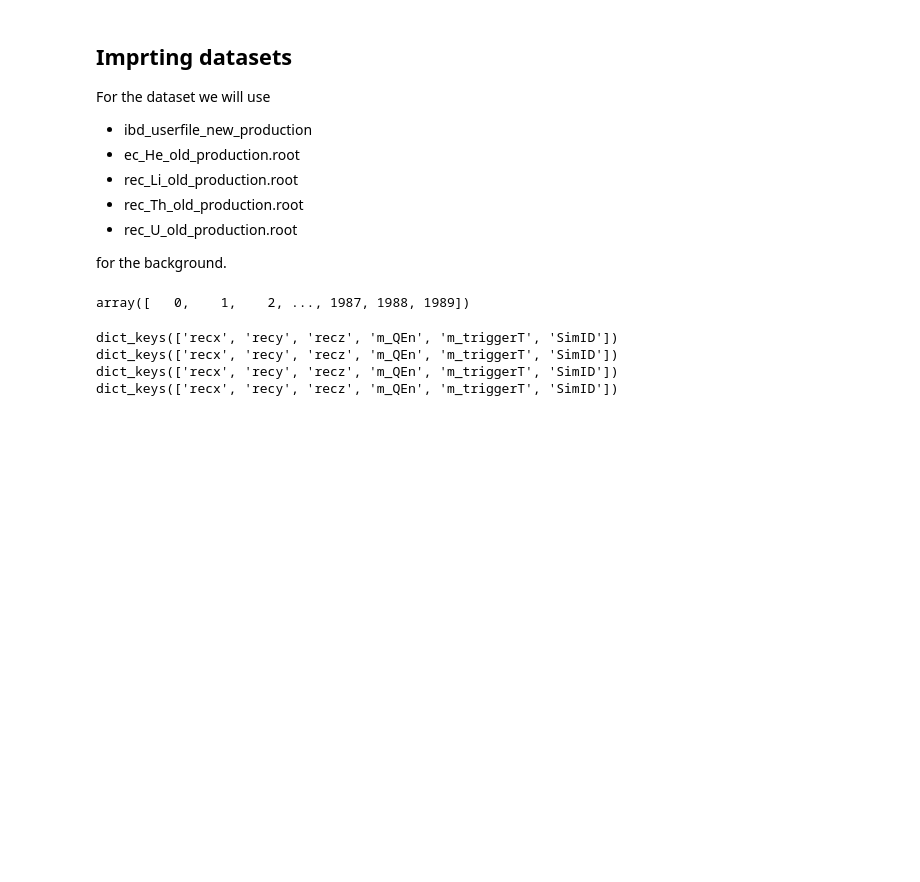
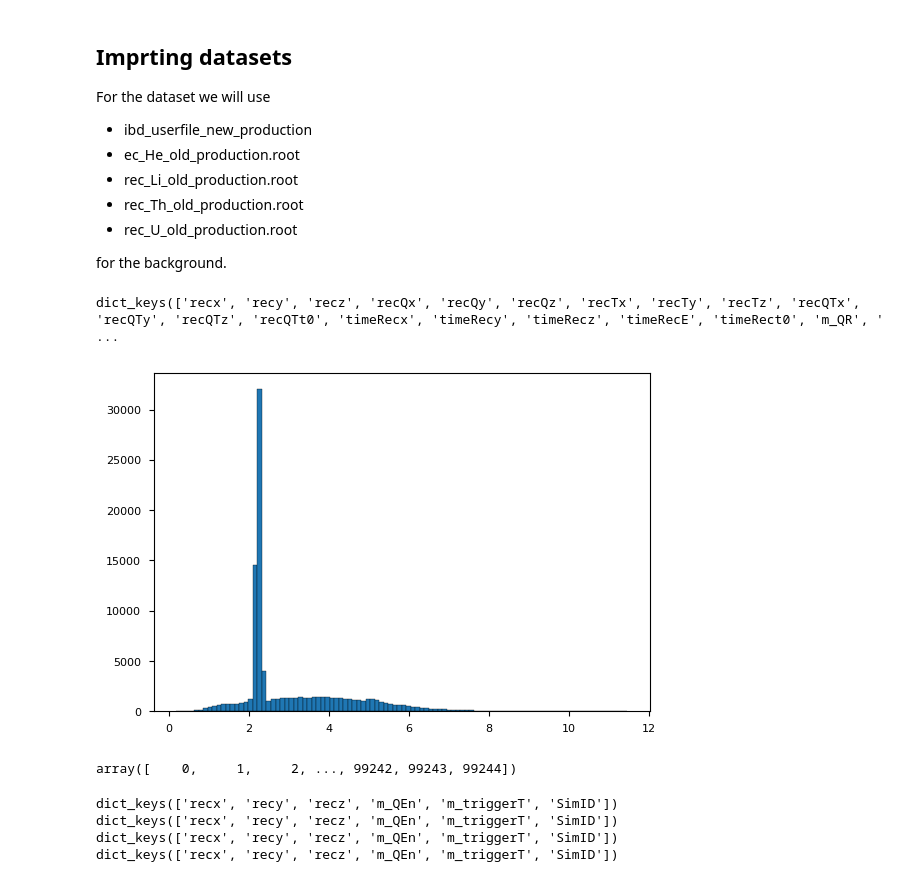
Before and after one commit to Fabiocufino/CloudVenetoCode, a Jupyter notebook: Analysis_CV/BKG_correlated/features_creation.ipynb, the cells around one changed output. Cells and saved outputs as stored; diff of their text form; code cells hidden in the pictures; blank space fills up the shorter version.

```diff
--- a/Analysis_CV/BKG_correlated/features_creation.ipynb
+++ b/Analysis_CV/BKG_correlated/features_creation.ipynb
@@ -64,11 +64,19 @@ dataset_BKG_He["m_QEn"] = dataset_BKG_He["m_QEn"]*E_factor
 dataset_BKG_Li["m_QEn"] = dataset_BKG_Li["m_QEn"]*E_factor
 dataset_BKG_Th["m_QEn"] = dataset_BKG_Th["m_QEn"]*E_factor
 dataset_BKG_U["m_QEn"] = dataset_BKG_U["m_QEn"]*E_factor
+# %%
+dataset_BKG_He_all.keys()
+# %% [output]
+dict_keys(['recx', 'recy', 'recz', 'recQx', 'recQy', 'recQz', 'recTx', 'recTy', 'recTz', 'recQTx', 'recQTy', 'recQTz', 'recQTt0', 'timeRecx', 'timeRecy', 'timeRecz', 'timeRecE', 'timeRect0', 'm_QR', ' ...
+# %%
+plt.hist(dataset_BKG_He['m_QEn'], bins = 100,label = 'He');
+# %% [output]
+[figure, added]
 # %%
-dataset_IBD_all["SimID"]
-dataset_IBD_all["EventID"]
+dataset_BKG_He["SimID"]
+# dataset_IBD_all["EventID"]
 # %% [output]
-array([   0,    1,    2, ..., 1987, 1988, 1989])
+array([    0,     1,     2, ..., 99242, 99243, 99244])
 # %%
 print(dataset_BKG_He.keys())
 print(dataset_BKG_Li.keys())
```
